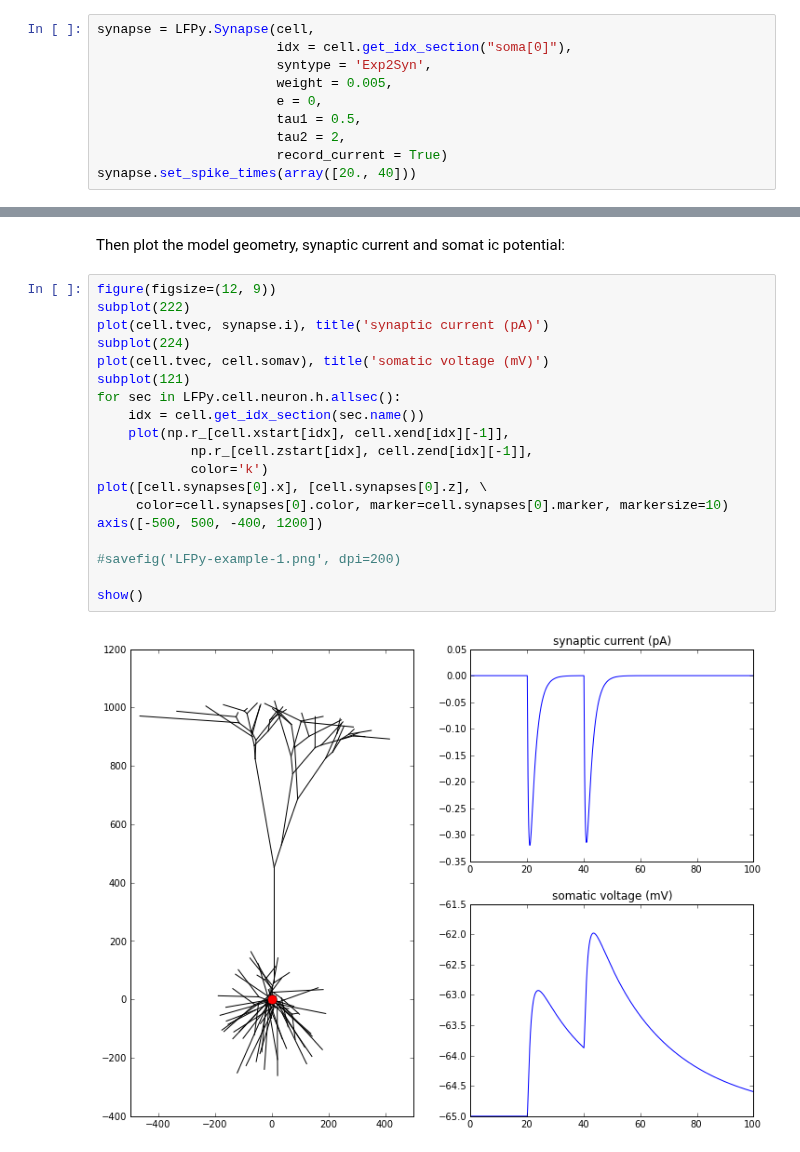
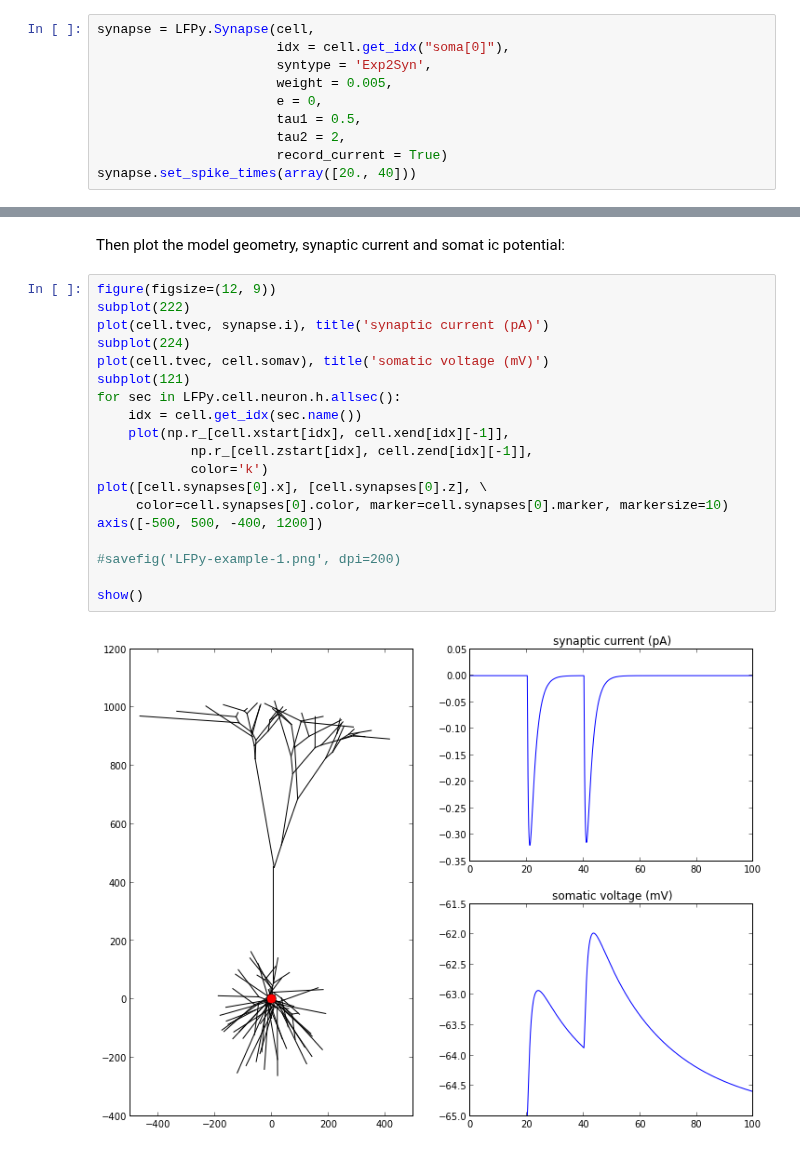
Before and after one commit to LFPy/LFPy, a Jupyter notebook: trunk/examples/LFPy-example-1.ipynb, the cells around one changed output, grey strips where cells are left out. Drawn from its saved outputs; the diff is of its cells as text.

Commit message:
updated ipython notebooks to use cell.get_idx()

```diff
--- a/trunk/examples/LFPy-example-1.ipynb
+++ b/trunk/examples/LFPy-example-1.ipynb
@@ -18,7 +18,7 @@ One can now use **LFPy.Synapse**-class to insert a single
 synapse onto the soma compartment, and set the spike time(s) using **LFPy.Synapse.set_spike_times()**:
 # %%
 synapse = LFPy.Synapse(cell,
-                       idx = cell.get_idx_section("soma[0]"),
+                       idx = cell.get_idx("soma[0]"),
                        syntype = 'Exp2Syn',
                        weight = 0.005,
                        e = 0,
@@ -51,21 +51,21 @@ ic potential:
 # %%
 figure(figsize=(12, 9))
 subplot(222)
 plot(cell.tvec, synapse.i), title('synaptic current (pA)')
 subplot(224)
 plot(cell.tvec, cell.somav), title('somatic voltage (mV)')
 subplot(121)
 for sec in LFPy.cell.neuron.h.allsec():
-    idx = cell.get_idx_section(sec.name())
+    idx = cell.get_idx(sec.name())
     plot(np.r_[cell.xstart[idx], cell.xend[idx][-1]],
             np.r_[cell.zstart[idx], cell.zend[idx][-1]],
             color='k')
 plot([cell.synapses[0].x], [cell.synapses[0].z], \
      color=cell.synapses[0].color, marker=cell.synapses[0].marker, markersize=10)
 axis([-500, 500, -400, 1200])
 
 #savefig('LFPy-example-1.png', dpi=200)
 
 show()
 # %% [output]
-[figure, old version]
+[figure, new version]
```
Also changed, not shown: parts of 1 cell of this notebook, 1 other file.
